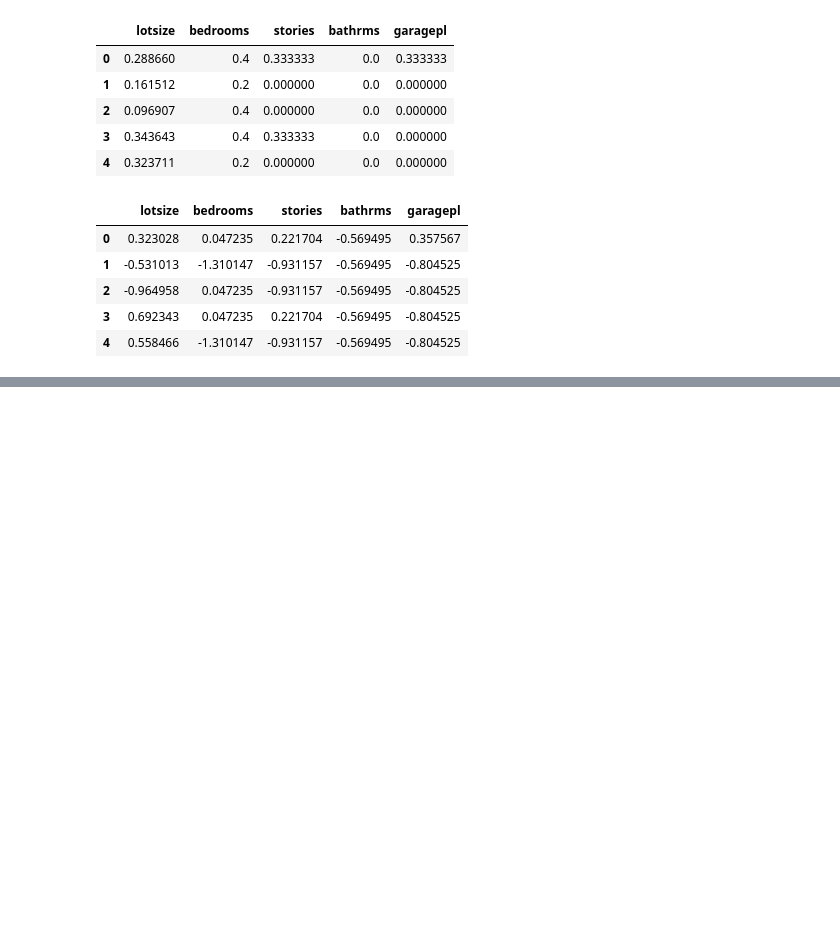
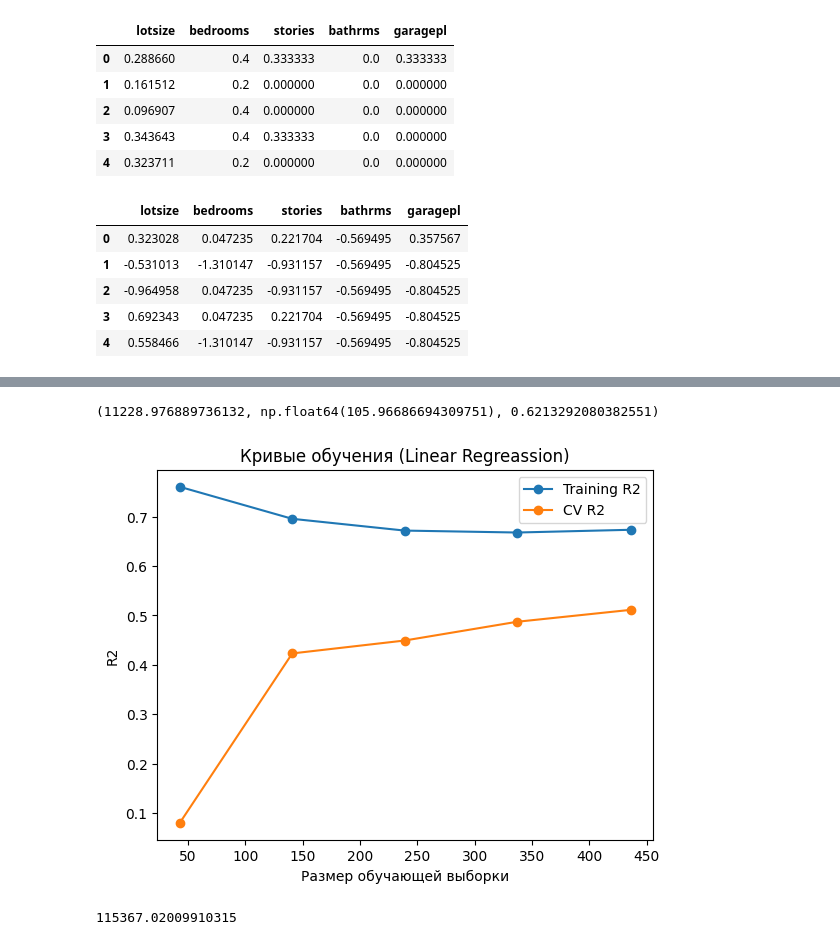
Before and after one commit to Zamanof/AI_Python_FBES_Nov_23_3_ru, a Jupyter notebook: AI 06/Metric_regression/AI 06. House_price regression.ipynb, the cells around one changed output, grey strips where cells are left out. Saved outputs shown, nothing was run; the diff lists cells and outputs as text; code cells hidden in the pictures; blank space fills up the shorter version.

```diff
--- a/AI 06/Metric_regression/AI 06. House_price regression.ipynb
+++ b/AI 06/Metric_regression/AI 06. House_price regression.ipynb
@@ -200,3 +205,8 @@ airco       0
 prefarea    0
 price       0
 dtype: int64
+# %%
+df_fe = df.copy()
+df_fe['room_total'] = df['bedrooms'] + df['bathrms']
+df_fe['lotsize_per_room'] = df['lotsize'] / np.where(df_fe['room_total'] > 0, df_fe['room_total'], 1)
+df_fe[['lotsize', 'bedrooms', 'bathrms', 'room_total', 'lotsize_per_room']].head()
@@ -202,0 +220,66 @@ dtype: int64
+# %%
+X = df_fe.drop(columns=target_column)
+y = df_fe[target_column]
+X_train, X_test, y_train, y_test = train_test_split(X, y, test_size=0.2, random_state=42)
+
+num_features = numeric_columns + ['room_total', 'lotsize_per_room']
+cat_features = categorical_columns
+numeric_transformer = Pipeline(steps=[('imputer', SimpleImputer(strategy='median')),('scaler', StandardScaler())])
+categorical_transformer = Pipeline(steps=[('imputer', SimpleImputer(strategy='most_frequent')), ('one_hot', OneHotEncoder(handle_unknown='ignore'))])
+preprocess = ColumnTransformer(
+    transformers=
+    [("num",numeric_transformer, num_features),
+     ('cat',categorical_transformer, cat_features)
+     ]
+)
+linreg_model = Pipeline(steps=[('preprocessor', preprocess),("model", LinearRegression())])
+
+linreg_model.fit(X_train, y_train)
+y_pred = linreg_model.predict(X_test)
+
+mae = mean_absolute_error(y_test, y_pred)
+rmse = np.sqrt(mae)
+r2 = r2_score(y_test, y_pred)
+
+(mae, rmse, r2)
+# %% [output]
+(11228.976889736132, np.float64(105.96686694309751), 0.6213292080382551)
+# %%
+train_sizes, train_scores, test_scores = learning_curve(linreg_model, X, y, cv=5, scoring='r2',
+                                                        train_sizes=np.linspace(.1, 1.0, 5), n_jobs=None,
+                                                        shuffle=True, random_state=42)
+train_mean = train_scores.mean(axis=1)
+test_mean = test_scores.mean(axis=1)
+
+plt.figure()
+plt.plot(train_sizes, train_mean, marker='o', label='Training R2')
+plt.plot(train_sizes, test_mean, marker ='o', label='CV R2')
+plt.title('Кривые обучения (Linear Regreassion)')
+plt.xlabel("Размер обучающей выборки")
+plt.ylabel("R2")
+plt.legend()
+plt.show()
+# %% [output]
+[figure, added]
+# %%
+new_data = pd.DataFrame([{
+    'lotsize': 6800,
+    'bedrooms': 5,
+    'bathrms': 1,
+    'stories': 3,
+    'garagepl': 0,
+    'driveway': 'yes',
+    'prefarea': 'yes',
+    'recroom': 'yes',
+    'fullbase': 'yes',
+    'gashw': 'yes',
+    'airco': 'yes',
+}])
+
+new_data['room_total'] = new_data['bedrooms'] + new_data['bathrms']
+new_data['lotsize_per_room'] = new_data['lotsize'] / new_data['room_total']
+
+predictions = linreg_model.predict(new_data)
+print(predictions[0])
+# %% [output]
+115367.02009910315
```
Also changed, not shown: parts of 4 cells of this notebook, 4 other files.
